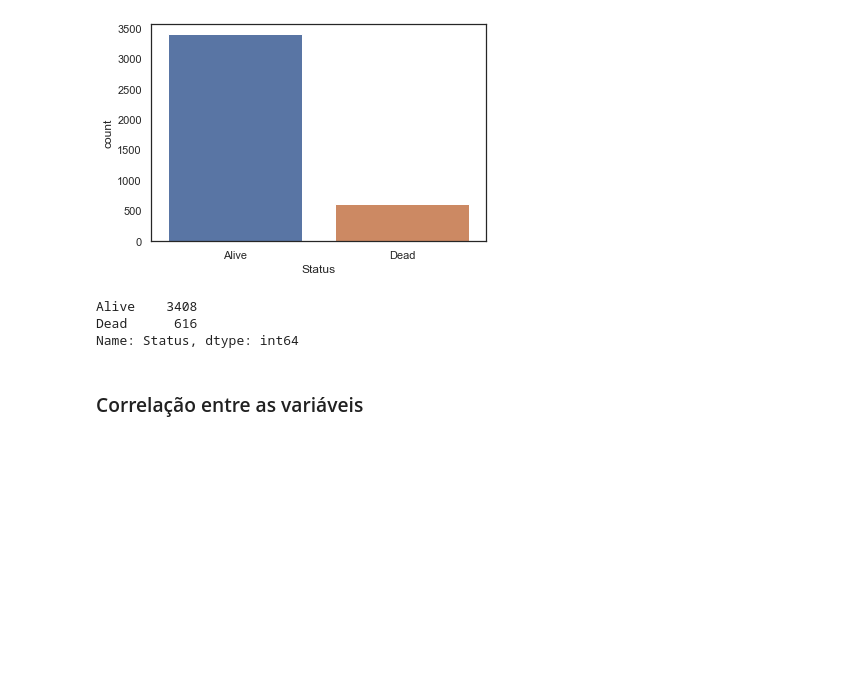
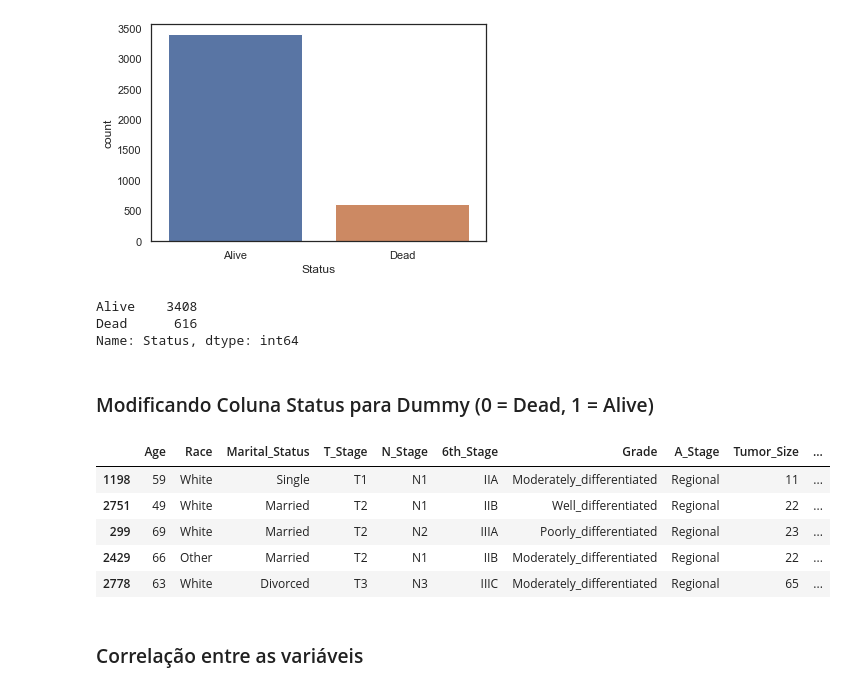
Before and after one commit to faustinothiagos/Project_Workshop_3_DS_Digital_House, a Jupyter notebook: workshop3.ipynb, the cells around one changed output. Cells and saved outputs as stored; diff of their text form; code cells hidden in the pictures; blank space fills up the shorter version.

```diff
--- a/workshop3.ipynb
+++ b/workshop3.ipynb
@@ -290,6 +290,18 @@ df.Status.value_counts()
 Alive    3408
 Dead      616
 Name: Status, dtype: int64
+# %% [markdown]
+### Modificando Coluna Status para Dummy (0 = Dead, 1 = Alive)
+# %%
+df['Status'].replace(['Dead','Alive'],[0,1], inplace = True)
+df.sample(5)
+# %% [output]
+|  | Age | Race | Marital_Status | T_Stage | N_Stage | 6th_Stage | Grade | A_Stage | Tumor_Size | ... |
+| 1198 | 59 | White | Single | T1 | N1 | IIA | Moderately_differentiated | Regional | 11 | ... |
+| 2751 | 49 | White | Married | T2 | N1 | IIB | Well_differentiated | Regional | 22 | ... |
+| 299 | 69 | White | Married | T2 | N2 | IIIA | Poorly_differentiated | Regional | 23 | ... |
+| 2429 | 66 | Other | Married | T2 | N1 | IIB | Moderately_differentiated | Regional | 22 | ... |
+| 2778 | 63 | White | Divorced | T3 | N3 | IIIC | Moderately_differentiated | Regional | 65 | ... |
 # %% [markdown]
 ### Correlação entre as variáveis
 # %%
```
Also changed, not shown: parts of 10 cells of this notebook.
